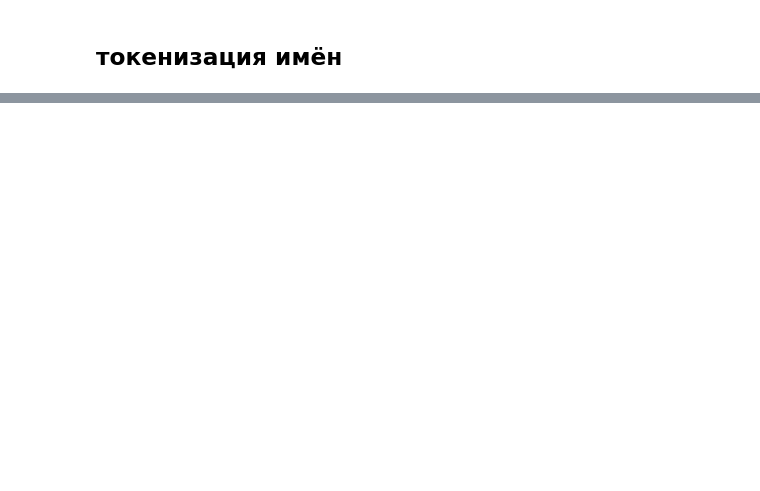
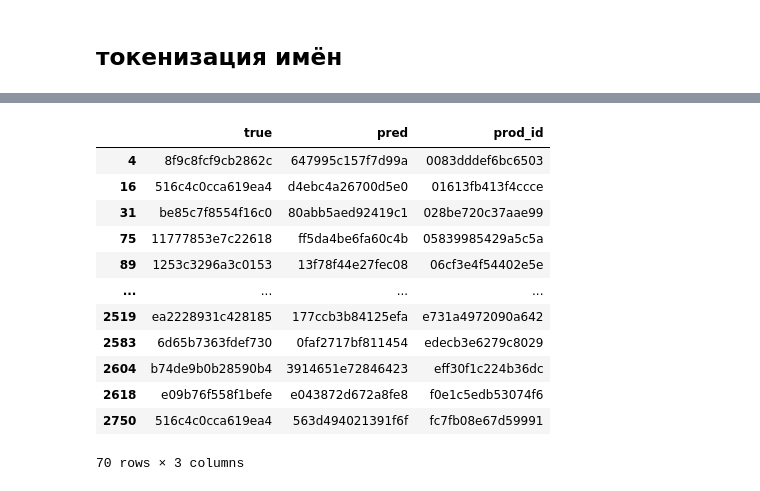
Before and after one commit to Wektor607/AGORA_HACKATON, a Jupyter notebook: Tokens_compare_words_without_ml.ipynb, the cells around one changed output, grey strips where cells are left out. Drawn from its saved outputs; the diff is of its cells as text; code cells hidden in the pictures; blank space fills up the shorter version.

Commit message:
Tokens version with 0.974 accuracy

```diff
--- a/Tokens_compare_words_without_ml.ipynb
+++ b/Tokens_compare_words_without_ml.ipynb
@@ -46,16 +69,20 @@ X_train, X_test, y_train, y_test = train_test_split(X, y, test_size = 0.2, rando
 # %%
-X = []
+Xname = {}
+Xprops = []
 for index, row in agora_data_goods.iterrows():
-    tmp = row['name'] + ' ' + ' '.join(row['props']).replace("\t", " ")
-    tmp = tmp.lower().split(" ")
-    X.append(set(tmp))
+    tmp = make_tokens(row['name'])
+    Xname[agora_data_goods.product_id[index]] = set(tmp)
+    tmp = make_tokens(' '.join(row['props']))
+    Xprops.append(set(tmp))
 
-etalons = {}
+etalonsname = {}
+etalonsprops = []
 for index, row in agora_data_prime.iterrows():
-    tmp = row['name'] + ' ' + ' '.join(row['props']).replace("\t", " ")
-    tmp = tmp.lower().split(" ")
-    etalons[agora_data_prime.product_id[index]] = set(tmp)
+    tmp = make_tokens(row['name'])
+    etalonsname[agora_data_prime.product_id[index]] = set(tmp)
+    tmp = make_tokens(' '.join(row['props']))
+    etalonsprops.append(set(tmp))
 
 y = np.array(agora_data_goods.reference_id)
-etalons
+etalonsname
 # %% [output]
@@ -81,11 +108,20 @@ etalons
 # %%
 ans = []
-for i in X:
-    max_len = 0
+for i, j in zip(Xname.values(), Xprops):
+    comp_name = 0 # число совпадений в имени
+    comp_props = 0 # число совпадений в свойствах
     tmp_ans = 0
-    for k, j in etalons.items():
-        if (len(i & j) > max_len):
-            max_len = len(i & j)
+    for k, l, m in zip(etalonsname.keys(), etalonsname.values(), etalonsprops):
+        # если общее число совпадений у двух эталонов равняется
+        if len(i & l) + len(m & j) == comp_name + comp_props:
+            # выбираем эталон, с которым совпало больше свойств
+            if len(m & j) > comp_props:
+                comp_name = len(i & l)
+                comp_props = len(m & j)
+                tmp_ans = k
+        if (len(i & l) + len(m & j) > comp_name + comp_props):
+            comp_name = len(i & l)
+            comp_props = len(m & j)
             tmp_ans = k
     ans.append(tmp_ans)
 # %%
@@ -95,0 +132,18 @@ accuracy_score(y, np.array(ans))
+# %%
+df = pd.DataFrame({'true': y, 'pred': np.array(ans), 'prod_id': np.array(Xname.keys())})
+df_wrong = df.where(df.true != df.pred).dropna()
+df_wrong
+# %% [output]
+|  | true | pred | prod_id |
+| 4 | 8f9c8fcf9cb2862c | 647995c157f7d99a | 0083dddef6bc6503 |
+| 16 | 516c4c0cca619ea4 | d4ebc4a26700d5e0 | 01613fb413f4ccce |
+| 31 | be85c7f8554f16c0 | 80abb5aed92419c1 | 028be720c37aae99 |
+| 75 | 11777853e7c22618 | ff5da4be6fa60c4b | 05839985429a5c5a |
+| 89 | 1253c3296a3c0153 | 13f78f44e27fec08 | 06cf3e4f54402e5e |
+| ... | ... | ... | ... |
+| 2519 | ea2228931c428185 | 177ccb3b84125efa | e731a4972090a642 |
+| 2583 | 6d65b7363fdef730 | 0faf2717bf811454 | edecb3e6279c8029 |
+| 2604 | b74de9b0b28590b4 | 3914651e72846423 | eff30f1c224b36dc |
+| 2618 | e09b76f558f1befe | e043872d672a8fe8 | f0e1c5edb53074f6 |
+| 2750 | 516c4c0cca619ea4 | 563d494021391f6f | fc7fb08e67d59991 |
+70 rows × 3 columns
```
Also changed, not shown: parts of 11 cells of this notebook, 1 other file.
